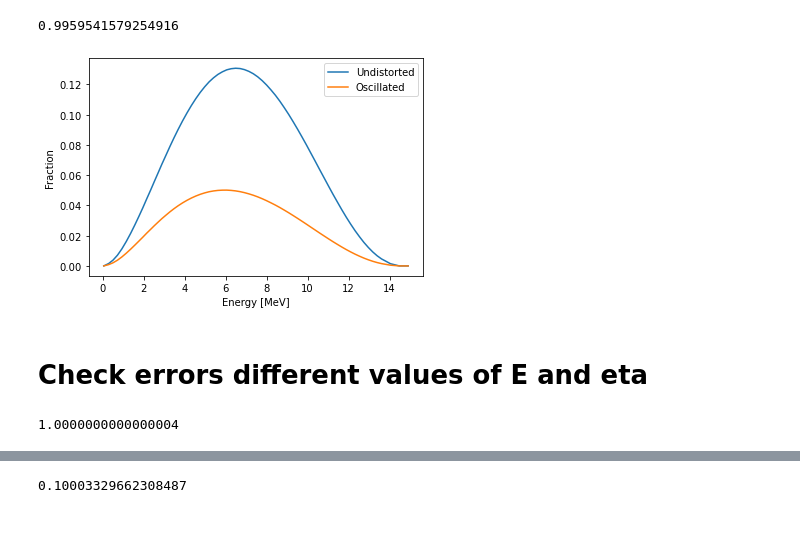
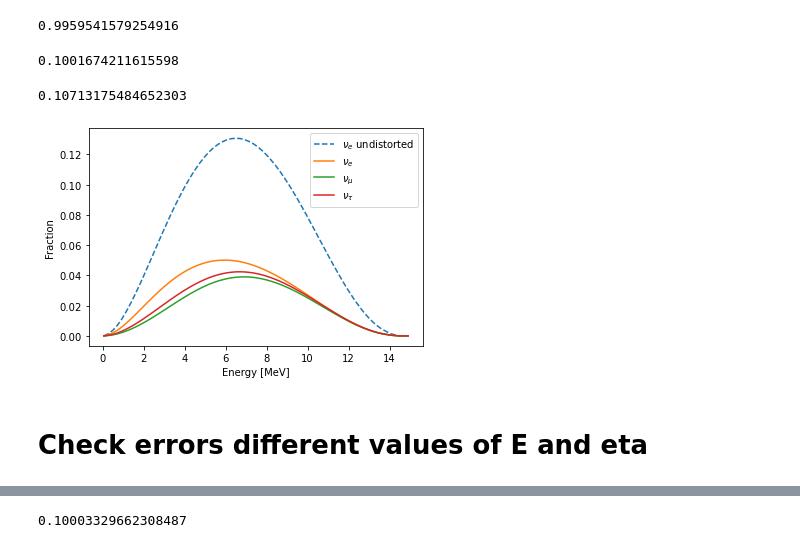
Before and after one commit to michelelucente/PEANUTS, a Jupyter notebook: Code/Functions/working_notebook.ipynb, the cells around one changed output, grey strips where cells are left out. Cells and saved outputs as stored; diff of their text form; code cells hidden in the pictures.

```diff
--- a/Code/Functions/working_notebook.ipynb
+++ b/Code/Functions/working_notebook.ipynb
@@ -173,8 +211,9 @@ def PnuenueReaction (th12, th13, DeltamSq21, DeltamSq31, E, radius_samples, dens
 # %%
 from math import sqrt
 
-th12 = arctan(sqrt(0.469))
-th13 = arcsin(sqrt(0.01))
+th12 = atan(sqrt(0.469))
+th13 = asin(sqrt(0.01))
+[th23, d] = [0.855211, 3.40339]
 DeltamSq21 = 7.9e-5
 DeltamSq31 = 2.46e-3
 E = 10
@@ -184,8 +223,8 @@ density = solar_model.density
 fraction = solar_model['8B fraction']
 
 xrange = np.arange(1,20,0.1)
-ProbB8 = [PnuenueReaction(th12, th13, DeltamSq21, DeltamSq31, E, radius_samples, density, solar_model['8B fraction']) for E in xrange]
-Probhep = [PnuenueReaction(th12, th13, DeltamSq21, DeltamSq31, E, radius_samples, density, solar_model['hep fraction']) for E in xrange]
+ProbB8 = [Psolar(th12, th13, th23, d, DeltamSq21, DeltamSq31, E, radius_samples, density, solar_model['8B fraction']) for E in xrange]
+Probhep = [Psolar(th12, th13, th23, d, DeltamSq21, DeltamSq31, E, radius_samples, density, solar_model['hep fraction']) for E in xrange]
 # %%
 SNO_B8 = pd.read_csv("./Data/B8.csv", names=['energy', 'Pnuenue'])
 SNO_hep = pd.read_csv("./Data/hep.csv", names=['energy', 'Pnuenue'])
@@ -215,0 +247,14 @@ plt.show()
+# %%
+labels = ["$\\nu_e$", "$\\nu_\mu$", "$\\nu_\\tau$"]
+
+for flavour in range(len(ProbB8[0])):
+    plt.plot(xrange, [prob[flavour] for prob in Probhep], label=labels[flavour])
+
+plt.plot(SNO_hep.energy, SNO_hep.Pnuenue, label="SNO $\\nu_e \\rightarrow \\nu_e$", linestyle="dashed")
+plt.title("hep neutrinos")
+plt.xlabel('Energy [MeV]')
+plt.ylabel(r"P(${\nu_e \rightarrow \nu_\alpha})$")
+plt.legend()
+plt.savefig(plots_folder + "hep_SNO_comparison.pdf")
+
+plt.show()
@@ -1027,34 +1058,46 @@ integrate.trapezoid(x=B8_shape['Energy MeV'], y=B8_shape['Fraction'])
 # %%
 from numpy import arctan
 
-th12 = arctan(sqrt(0.469))
-th13 = arcsin(sqrt(0.01))
+th12 = atan(sqrt(0.469))
+th13 = asin(sqrt(0.01))
+[th23, d] = [0.855211, 3.40339]
 DeltamSq21 = 7.9e-5
 DeltamSq31 = 2.46e-3
 radius_samples = solar_model.radius
 density = solar_model.density
 fraction = solar_model['8B fraction']
 
-survival_prob = np.array([PnuenueReaction(th12, th13, DeltamSq21, DeltamSq31, E, radius_samples, density, fraction) for E in B8_shape['Energy MeV']])
-distorted_shape = B8_shape.Fraction * survival_prob
+survival_prob = np.array([Psolar(th12, th13, th23, d, DeltamSq21, DeltamSq31, E, radius_samples, density, fraction) for E in B8_shape['Energy MeV']])
+distorted_shape = np.array([B8_shape.Fraction]).T * survival_prob
+# %%
+th13
+# %% [output]
+0.1001674211615598
+# %%
+(asin(sin(th13) * (1 + Vk(DeltamSq31, E, ne) * cos(th13)**2)))
+# %% [output]
+0.10713175484652303
 # %%
-plt.plot(B8_shape['Energy MeV'], B8_shape.Fraction, label='Undistorted')
-plt.plot(B8_shape['Energy MeV'], distorted_shape, label='Oscillated')
+labels = ["$\\nu_e$", "$\\nu_\mu$", "$\\nu_\\tau$"]
+
+plt.plot(B8_shape['Energy MeV'], B8_shape.Fraction, label='$\\nu_e$ undistorted', linestyle='dashed')
+
+for flavour in range(len(distorted_shape[0])):
+    plt.plot(B8_shape['Energy MeV'], [prob[flavour] for prob in distorted_shape], label=labels[flavour])
+
+#plt.yscale('log')
+#plt.xscale('log')
 
 plt.xlabel('Energy [MeV]')
 plt.ylabel('Fraction')
 
 plt.legend()
 
 plt.show()
 # %% [output]
-[figure, old version]
+[figure, new version]
 # %% [markdown]
 # Check errors different values of E and eta
-# %%
-np.dot(np.square(np.abs(pmns)), weights).sum()
-# %% [output]
-1.0000000000000004
 # %%
 r23 = R23(th23)
 delta = Delta(d)
```
Also changed, not shown: parts of 40 cells of this notebook.
